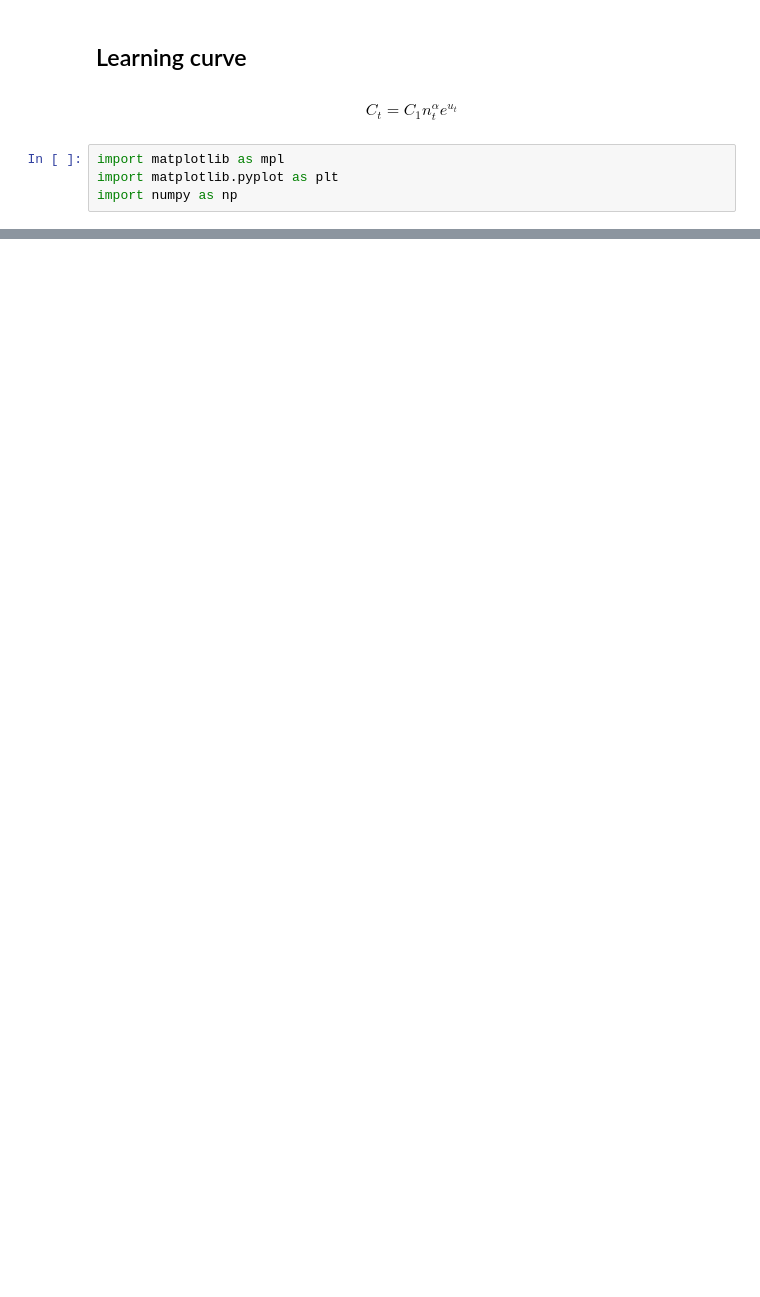
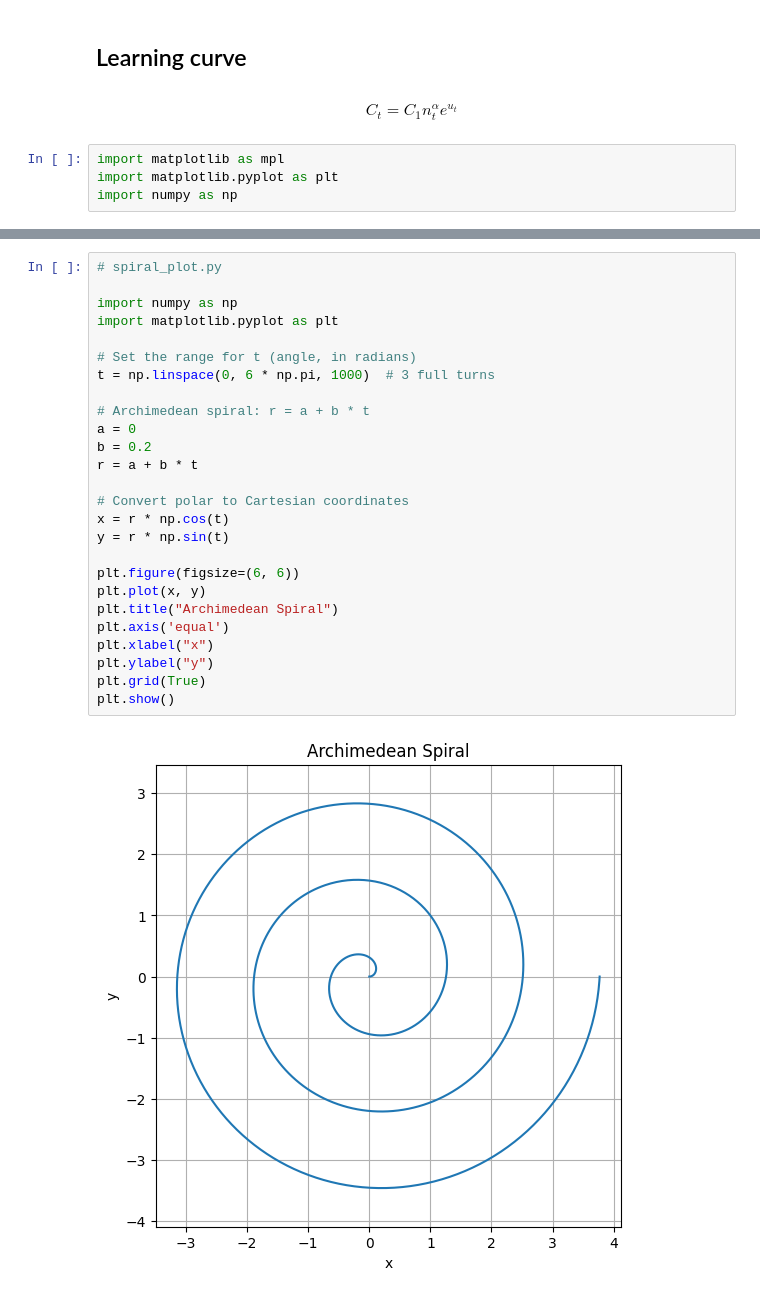
Before and after one commit to PythonScriptPlusPlus/PriceWars, a Jupyter notebook: proofs of concepts/graphs.ipynb, the cells around one changed output, grey strips where cells are left out. Cells and saved outputs as stored; diff of their text form; blank space fills up the shorter version.

```diff
--- a/proofs of concepts/graphs.ipynb
+++ b/proofs of concepts/graphs.ipynb
@@ -81 +64,29 @@ plt.axhline(0, color='black', lw=0.5, ls='--')
 [figure]
+# %%
+# spiral_plot.py
+
+import numpy as np
+import matplotlib.pyplot as plt
+
+# Set the range for t (angle, in radians)
+t = np.linspace(0, 6 * np.pi, 1000)  # 3 full turns
+
+# Archimedean spiral: r = a + b * t
+a = 0
+b = 0.2
+r = a + b * t
+
+# Convert polar to Cartesian coordinates
+x = r * np.cos(t)
+y = r * np.sin(t)
+
+plt.figure(figsize=(6, 6))
+plt.plot(x, y)
+plt.title("Archimedean Spiral")
+plt.axis('equal')
+plt.xlabel("x")
+plt.ylabel("y")
+plt.grid(True)
+plt.show()
+# %% [output]
+[figure, added]
```
Also changed, not shown: parts of 4 cells of this notebook, 7 other files.
